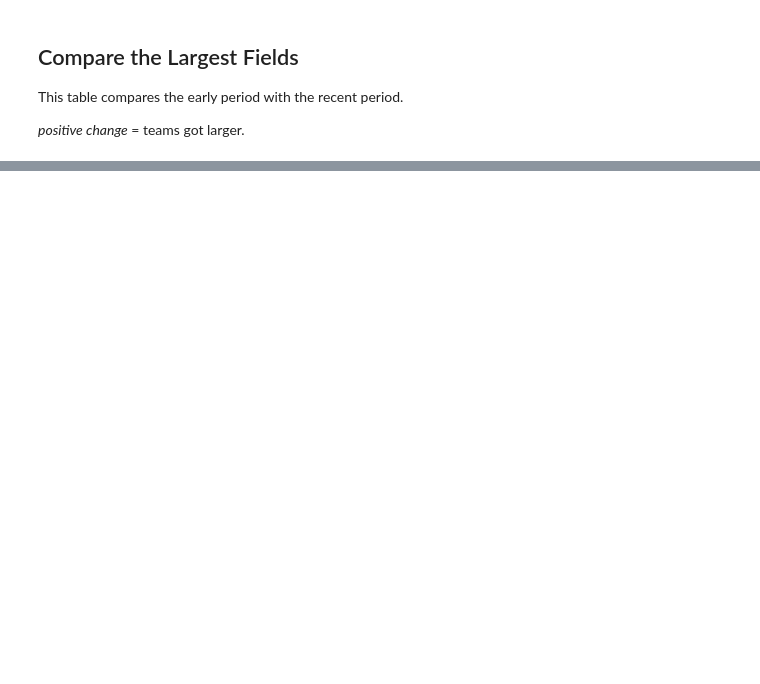
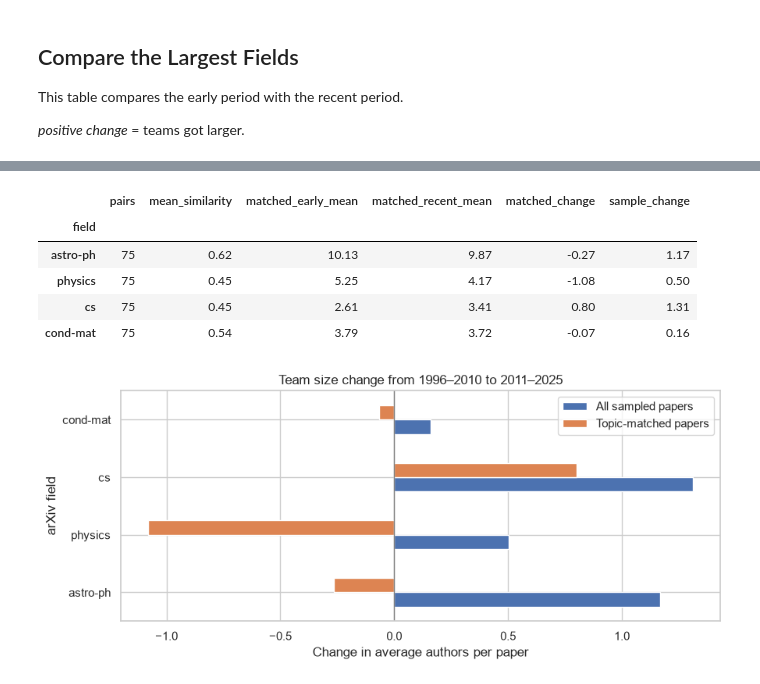
Before and after one commit to csci4491/applied_ds_capstone, a Jupyter notebook: notebooks/1_arxiv_collaboration.ipynb, the cells around one changed output, grey strips where cells are left out. Drawn from its saved outputs; the diff is of its cells as text; code cells hidden in the pictures; blank space fills up the shorter version.

```diff
--- a/notebooks/1_arxiv_collaboration.ipynb
+++ b/notebooks/1_arxiv_collaboration.ipynb
@@ -255,0 +294,48 @@ Among the largest fields, astro-ph changed the most, while hep-th changed the le
+# %%
+from scipy.optimize import linear_sum_assignment
+
+results = []
+for field in fields:
+    field_papers = documents[documents["field"] == field]
+    early = field_papers[field_papers["period"] == periods[0]]
+    recent = field_papers[field_papers["period"] == periods[1]]
+
+    # Dot products of normalized vectors give cosine similarity.
+    similarity = paper_vectors[early.index] @ paper_vectors[recent.index].T
+    early_rows, recent_rows = linear_sum_assignment(similarity, maximize=True)
+    scores = similarity[early_rows, recent_rows]
+    pairs_to_keep = len(scores) * 3 // 5
+    closest = np.argsort(-scores, kind="stable")[:pairs_to_keep]
+
+    early_mean = early.iloc[early_rows[closest]]["author_count"].mean()
+    recent_mean = recent.iloc[recent_rows[closest]]["author_count"].mean()
+    results.append({
+        "field": field,
+        "pairs": len(closest),
+        "mean_similarity": scores[closest].mean(),
+        "matched_early_mean": early_mean,
+        "matched_recent_mean": recent_mean,
+        "matched_change": recent_mean - early_mean,
+        "sample_change": recent["author_count"].mean() - early["author_count"].mean(),
+    })
+
+embedding_comparison = pd.DataFrame(results).set_index("field")
+display(embedding_comparison.round(2))
+
+ax = embedding_comparison[["sample_change", "matched_change"]].rename(
+    columns={"sample_change": "All sampled papers", "matched_change": "Topic-matched papers"}
+).plot.barh(figsize=(9, 4))
+ax.axvline(0, color="gray", linewidth=1)
+ax.set_xlabel("Change in average authors per paper")
+ax.set_ylabel("arXiv field")
+ax.set_title("Team size change from 1996–2010 to 2011–2025")
+plt.tight_layout()
+plt.show()
+# %% [output]
+|  | pairs | mean_similarity | matched_early_mean | matched_recent_mean | matched_change | sample_change |
+| field |  |  |  |  |  |  |
+| astro-ph | 75 | 0.62 | 10.13 | 9.87 | -0.27 | 1.17 |
+| physics | 75 | 0.45 | 5.25 | 4.17 | -1.08 | 0.50 |
+| cs | 75 | 0.45 | 2.61 | 3.41 | 0.80 | 1.31 |
+| cond-mat | 75 | 0.54 | 3.79 | 3.72 | -0.07 | 0.16 |
+[figure, added]
```
Also changed, not shown: parts of 18 cells of this notebook, 3 other files.
